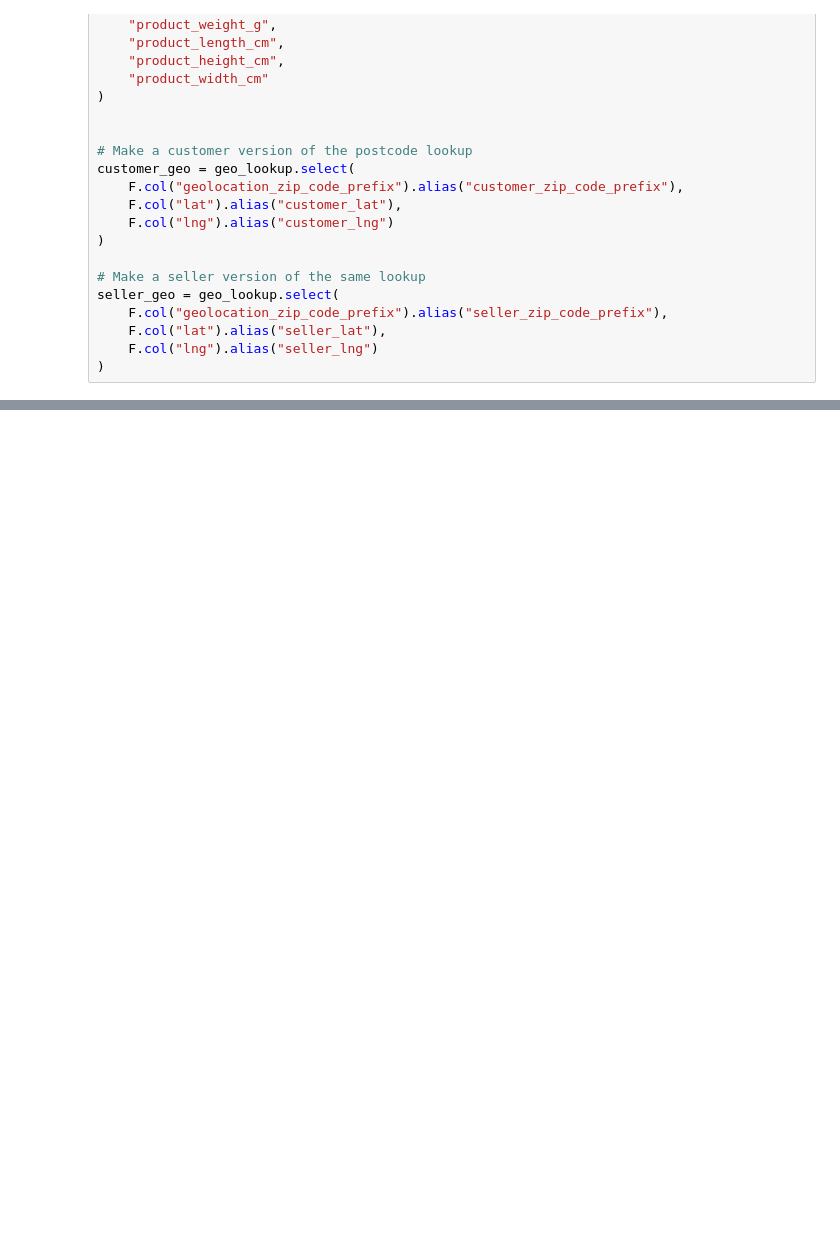
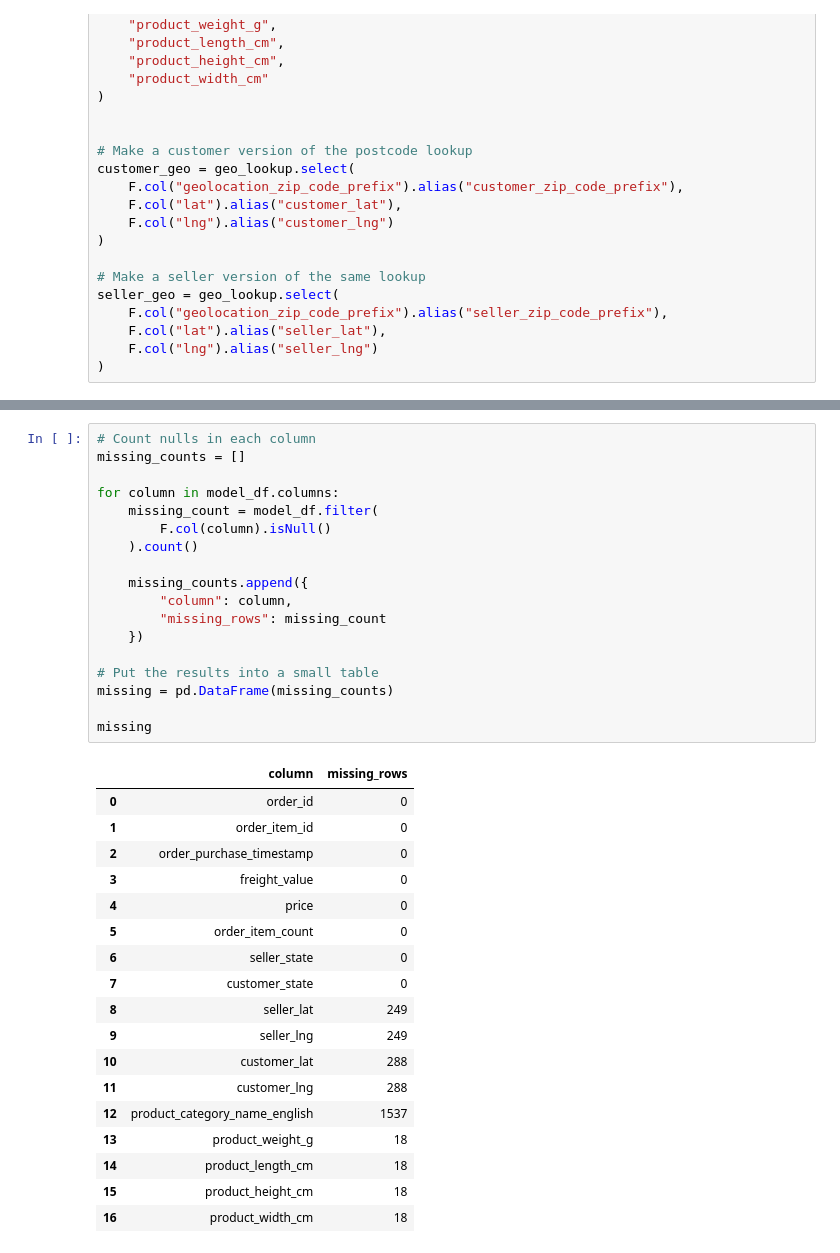
Before and after one commit to mounisha-dev21/ito5202-assessment2-streaming, a Jupyter notebook: assessment2.ipynb, the cells around one changed output, grey strips where cells are left out. Cells and saved outputs as stored; diff of their text form; blank space fills up the shorter version.

```diff
--- a/assessment2.ipynb
+++ b/assessment2.ipynb
@@ -482,0 +622,37 @@ seller_geo = geo_lookup.select(
+# %%
+# Count nulls in each column
+missing_counts = []
+
+for column in model_df.columns:
+    missing_count = model_df.filter(
+        F.col(column).isNull()
+    ).count()
+
+    missing_counts.append({
+        "column": column,
+        "missing_rows": missing_count
+    })
+
+# Put the results into a small table
+missing = pd.DataFrame(missing_counts)
+
+missing
+# %% [output]
+|  | column | missing_rows |
+| 0 | order_id | 0 |
+| 1 | order_item_id | 0 |
+| 2 | order_purchase_timestamp | 0 |
+| 3 | freight_value | 0 |
+| 4 | price | 0 |
+| 5 | order_item_count | 0 |
+| 6 | seller_state | 0 |
+| 7 | customer_state | 0 |
+| 8 | seller_lat | 249 |
+| 9 | seller_lng | 249 |
+| 10 | customer_lat | 288 |
+| 11 | customer_lng | 288 |
+| 12 | product_category_name_english | 1537 |
+| 13 | product_weight_g | 18 |
+| 14 | product_length_cm | 18 |
+| 15 | product_height_cm | 18 |
+| 16 | product_width_cm | 18 |
```
Also changed, not shown: parts of 11 cells of this notebook.
